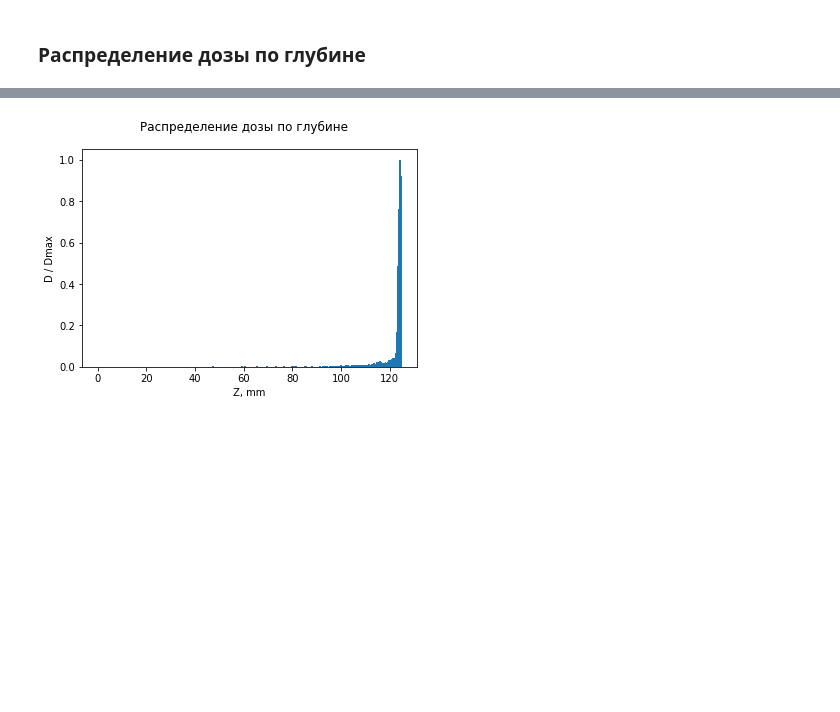
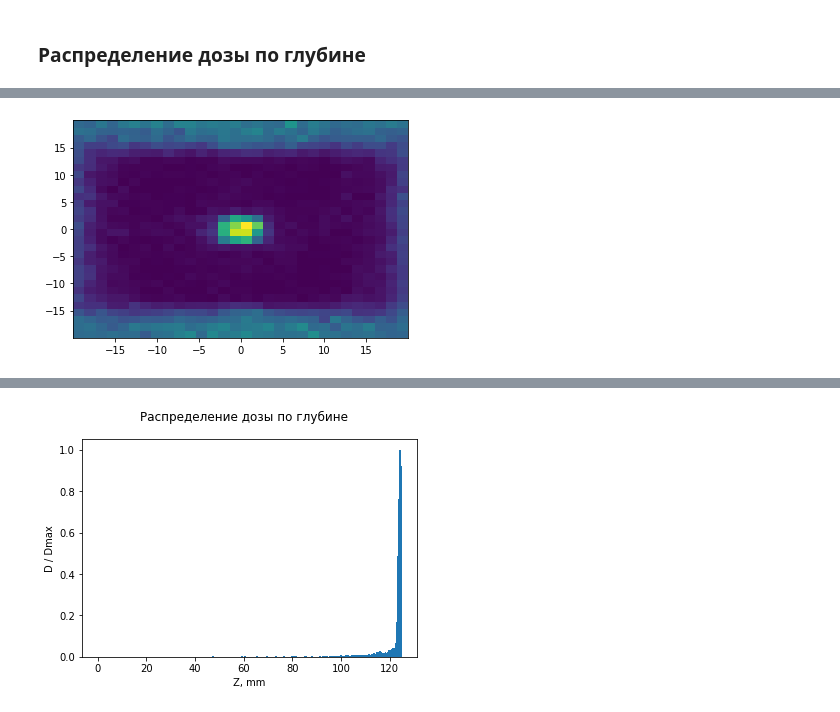
Before and after one commit to annndruha/Distribution-of-secondary-particles-in-tissue-equivalent-materials, a Jupyter notebook: t1/DosePlotter.ipynb, the cells around one changed output, grey strips where cells are left out. Saved outputs shown, nothing was run; the diff lists cells and outputs as text; code cells hidden in the pictures; blank space fills up the shorter version.

```diff
--- a/t1/DosePlotter.ipynb
+++ b/t1/DosePlotter.ipynb
@@ -51,0 +55,5 @@ plt.show()
+# %%
+plt.hist2d(data['x'], data['y'], bins=30)
+plt.show()
+# %% [output]
+[figure, added]
```
Also changed, not shown: parts of 12 cells of this notebook.
